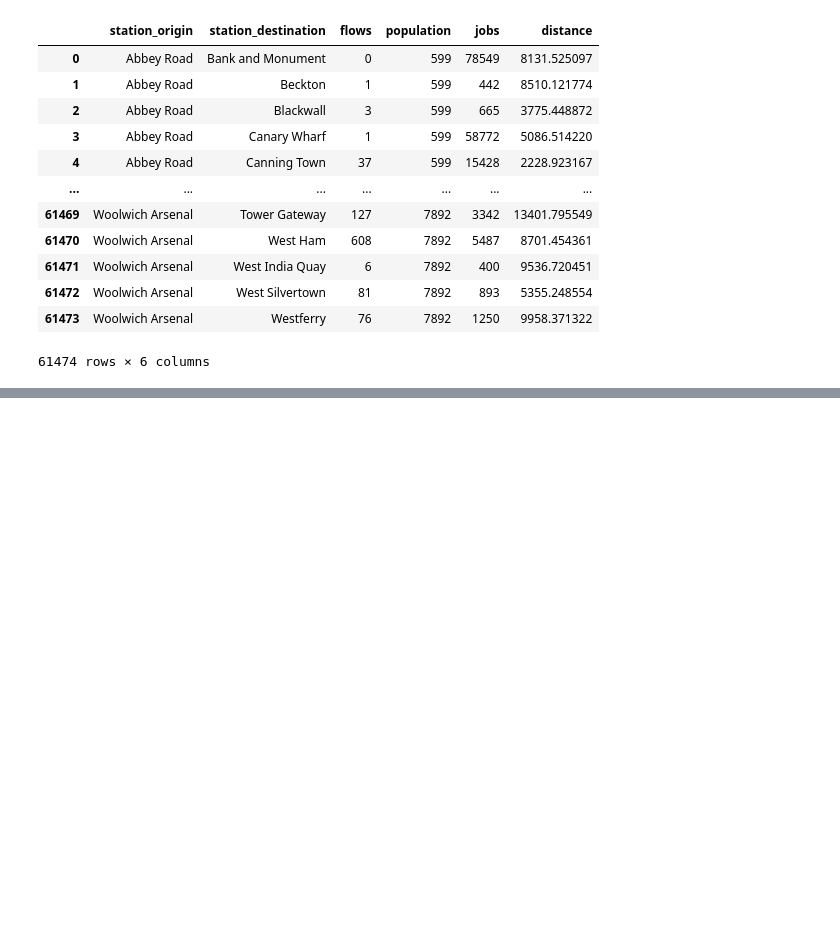
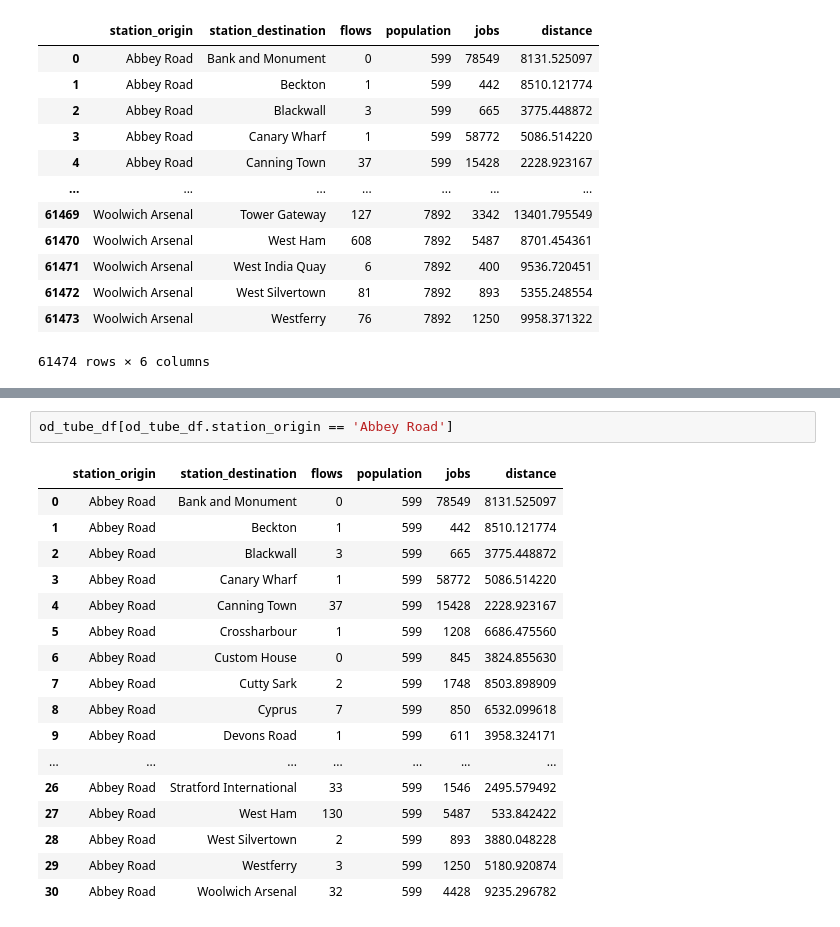
Before and after one commit to sokimura39/Urban_Simulation_Report, a Jupyter notebook: 02_spatial_interaction.ipynb, the cells around one changed output, grey strips where cells are left out. Cells and saved outputs as stored; diff of their text form; blank space fills up the shorter version.

```diff
--- a/02_spatial_interaction.ipynb
+++ b/02_spatial_interaction.ipynb
@@ -31,0 +345,20 @@ od_tube_df
+# %%
+od_tube_df[od_tube_df.station_origin == 'Abbey Road']
+# %% [output]
+|  | station_origin | station_destination | flows | population | jobs | distance |
+| 0 | Abbey Road | Bank and Monument | 0 | 599 | 78549 | 8131.525097 |
+| 1 | Abbey Road | Beckton | 1 | 599 | 442 | 8510.121774 |
+| 2 | Abbey Road | Blackwall | 3 | 599 | 665 | 3775.448872 |
+| 3 | Abbey Road | Canary Wharf | 1 | 599 | 58772 | 5086.514220 |
+| 4 | Abbey Road | Canning Town | 37 | 599 | 15428 | 2228.923167 |
+| 5 | Abbey Road | Crossharbour | 1 | 599 | 1208 | 6686.475560 |
+| 6 | Abbey Road | Custom House | 0 | 599 | 845 | 3824.855630 |
+| 7 | Abbey Road | Cutty Sark | 2 | 599 | 1748 | 8503.898909 |
+| 8 | Abbey Road | Cyprus | 7 | 599 | 850 | 6532.099618 |
+| 9 | Abbey Road | Devons Road | 1 | 599 | 611 | 3958.324171 |
+| ... | ... | ... | ... | ... | ... | ... |
+| 26 | Abbey Road | Stratford International | 33 | 599 | 1546 | 2495.579492 |
+| 27 | Abbey Road | West Ham | 130 | 599 | 5487 | 533.842422 |
+| 28 | Abbey Road | West Silvertown | 2 | 599 | 893 | 3880.048228 |
+| 29 | Abbey Road | Westferry | 3 | 599 | 1250 | 5180.920874 |
+| 30 | Abbey Road | Woolwich Arsenal | 32 | 599 | 4428 | 9235.296782 |
```
Also changed, not shown: parts of 13 cells of this notebook, 1 other file.
